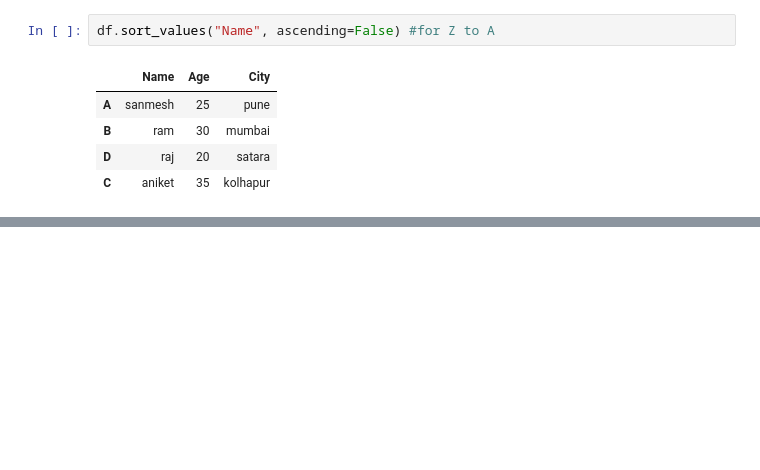
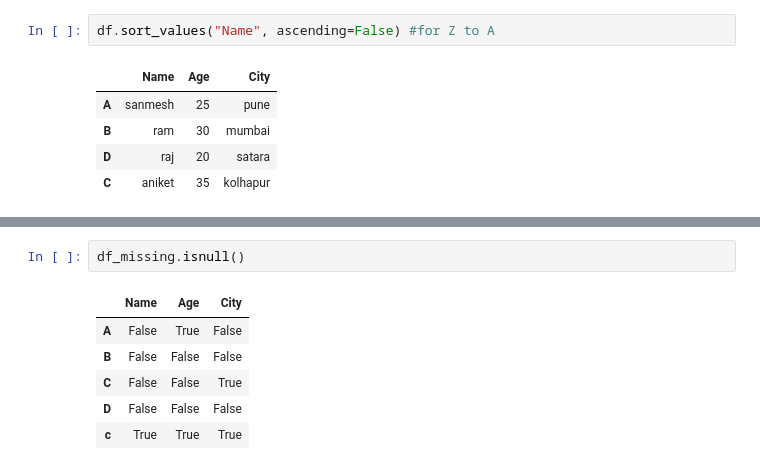
Before and after one commit to sanmesh4090/Data-science-, a Jupyter notebook: Advance Python/pandas2.ipynb, the cells around one changed output, grey strips where cells are left out. Saved outputs shown, nothing was run; the diff lists cells and outputs as text; blank space fills up the shorter version.

```diff
--- a/Advance Python/pandas2.ipynb
+++ b/Advance Python/pandas2.ipynb
@@ -226,0 +384,9 @@ df.sort_values("Name", ascending=False) #for Z to A
+# %%
+df_missing.isnull()
+# %% [output]
+|  | Name | Age | City |
+| A | False | True | False |
+| B | False | False | False |
+| C | False | False | True |
+| D | False | False | False |
+| c | True | True | True |
```
Also changed, not shown: parts of 37 cells of this notebook.
